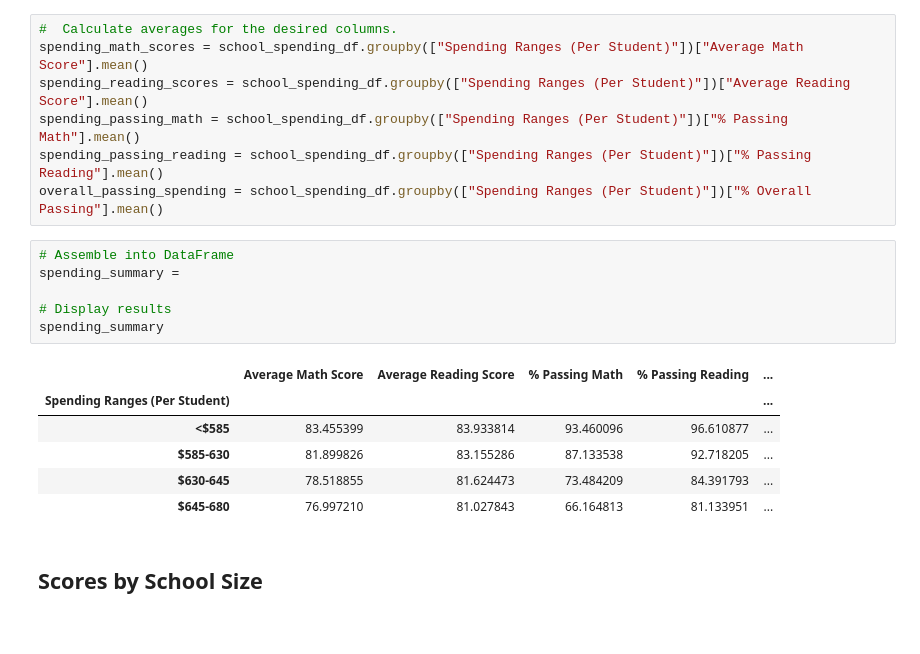
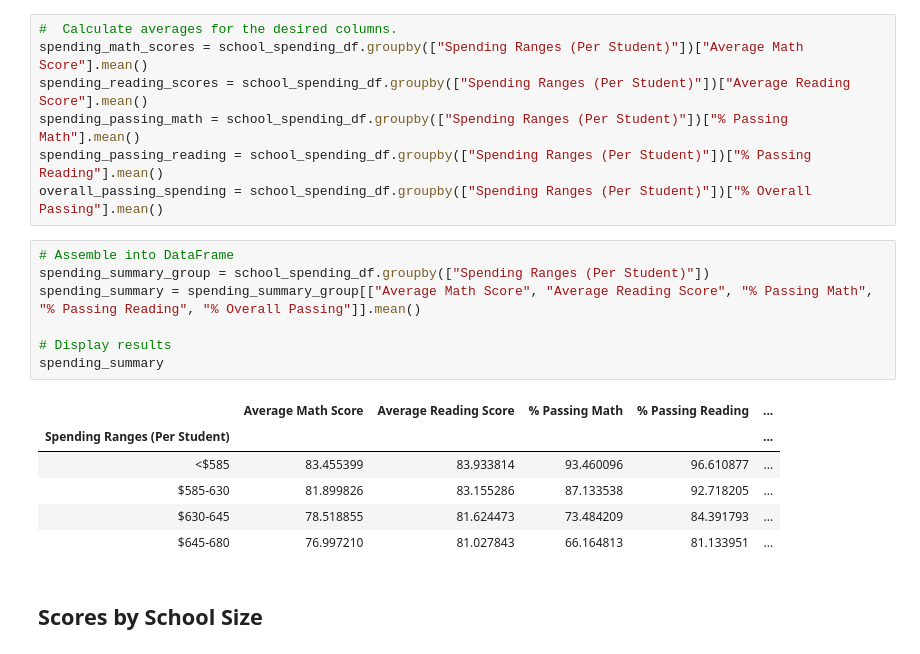
Before and after one commit to cristian-gu/pandas-challenge, a Jupyter notebook: PyCitySchools.ipynb, the cells around one changed output. Drawn from its saved outputs; the diff is of its cells as text.

```diff
--- a/PyCitySchools.ipynb
+++ b/PyCitySchools.ipynb
@@ -358,19 +360,20 @@ spending_reading_scores = school_spending_df.groupby(["Spending Ranges (Per Stud
 spending_passing_math = school_spending_df.groupby(["Spending Ranges (Per Student)"])["% Passing Math"].mean()
 spending_passing_reading = school_spending_df.groupby(["Spending Ranges (Per Student)"])["% Passing Reading"].mean()
 overall_passing_spending = school_spending_df.groupby(["Spending Ranges (Per Student)"])["% Overall Passing"].mean()
-# %%
-# Assemble into DataFrame
-spending_summary =
-
-# Display results
-spending_summary
-# %% [output]
-|  | Average Math Score | Average Reading Score | % Passing Math | % Passing Reading | ... |
-| Spending Ranges (Per Student) |  |  |  |  | ... |
-| <$585 | 83.455399 | 83.933814 | 93.460096 | 96.610877 | ... |
-| $585-630 | 81.899826 | 83.155286 | 87.133538 | 92.718205 | ... |
-| $630-645 | 78.518855 | 81.624473 | 73.484209 | 84.391793 | ... |
-| $645-680 | 76.997210 | 81.027843 | 66.164813 | 81.133951 | ... |
+# %%
+# Assemble into DataFrame
+spending_summary_group = school_spending_df.groupby(["Spending Ranges (Per Student)"])
+spending_summary = spending_summary_group[["Average Math Score", "Average Reading Score", "% Passing Math", "% Passing Reading", "% Overall Passing"]].mean()
+
+# Display results
+spending_summary
+# %% [output]
+|  | Average Math Score | Average Reading Score | % Passing Math | % Passing Reading | ... |
+| Spending Ranges (Per Student) |  |  |  |  | ... |
+| <$585 | 83.455399 | 83.933814 | 93.460096 | 96.610877 | ... |
+| $585-630 | 81.899826 | 83.155286 | 87.133538 | 92.718205 | ... |
+| $630-645 | 78.518855 | 81.624473 | 73.484209 | 84.391793 | ... |
+| $645-680 | 76.997210 | 81.027843 | 66.164813 | 81.133951 | ... |
 # %% [markdown]
 ## Scores by School Size
 # %%
```
Also changed, not shown: parts of 5 cells of this notebook.
